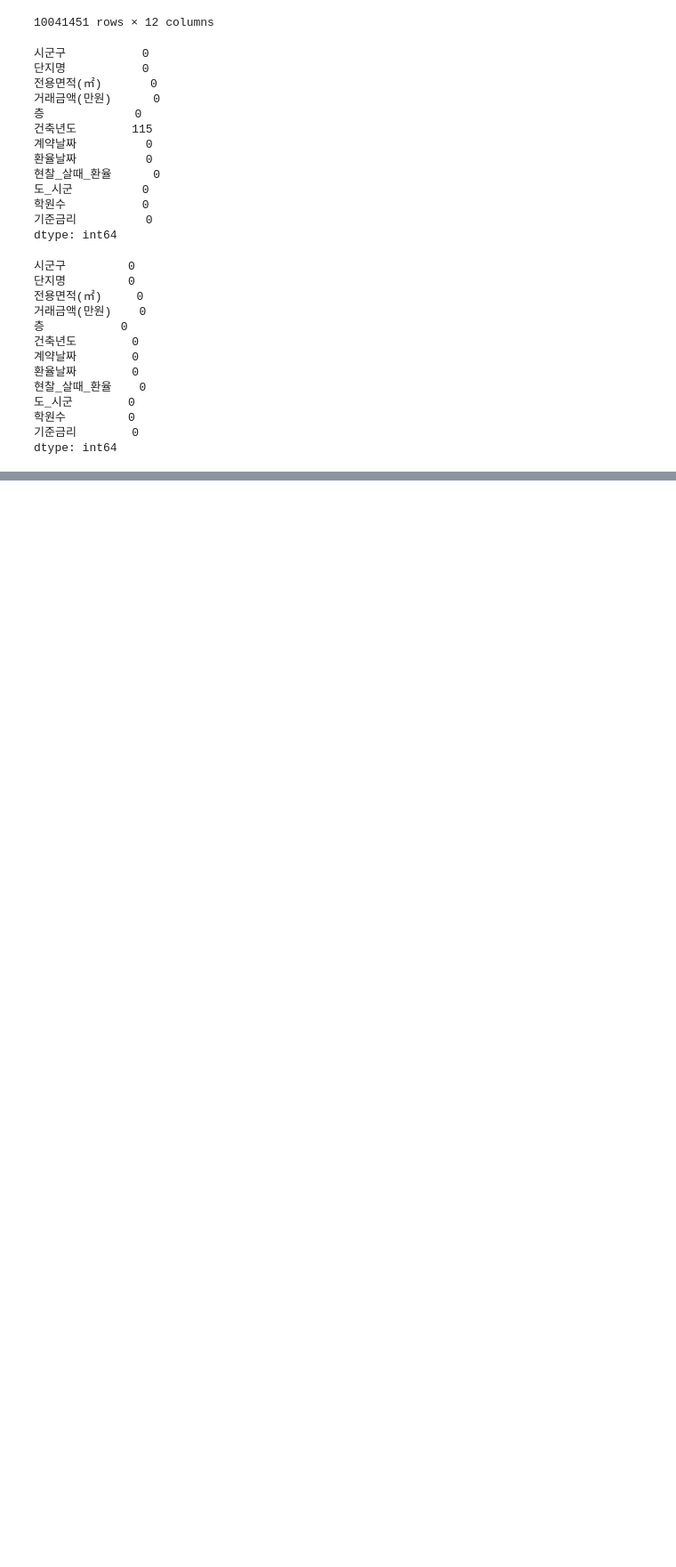
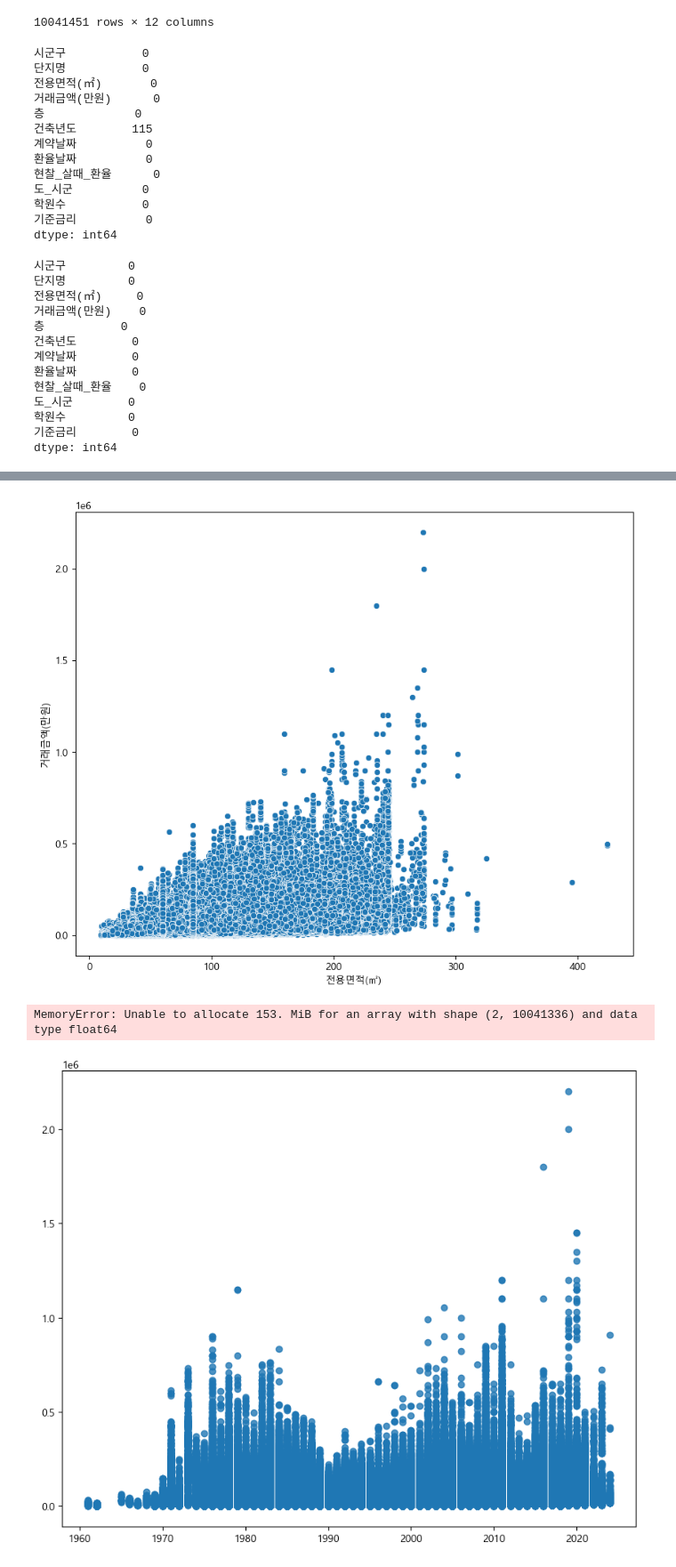
Before and after one commit to Minseos/-, a Jupyter notebook: 06_machine_learning/mini_project/Project.ipynb, the cells around one changed output, grey strips where cells are left out. Shown at 89% size. Cells and saved outputs as stored; diff of their text form; code cells hidden in the pictures; blank space fills up the shorter version.

```diff
--- a/06_machine_learning/mini_project/Project.ipynb
+++ b/06_machine_learning/mini_project/Project.ipynb
@@ -1110,0 +1477,2 @@ dtype: int64
+# %%
+data['계약날짜'] = data['계약날짜'].astype(int)
@@ -1110,0 +1495,2 @@ dtype: int64
+# %%
+data['거래금액(만원)'] = data['거래금액(만원)'].str.replace(",", "").astype(float)
@@ -1110,0 +1586,12 @@ dtype: int64
+# %%
+# 전용면적과 거래금액 간의 산점도 그리기
+sns.scatterplot(data=data, x='전용면적(㎡)', y='거래금액(만원)')
+plt.show()
+
+# 건축년도와 거래금액 간의 관계
+sns.regplot(data=data, x='건축년도', y='거래금액(만원)')
+plt.show()
+# %% [output]
+[figure, added]
+MemoryError: Unable to allocate 153. MiB for an array with shape (2, 10041336) and data type float64
+[figure, added]
```
Also changed, not shown: parts of 98 cells of this notebook, 1 other file.
